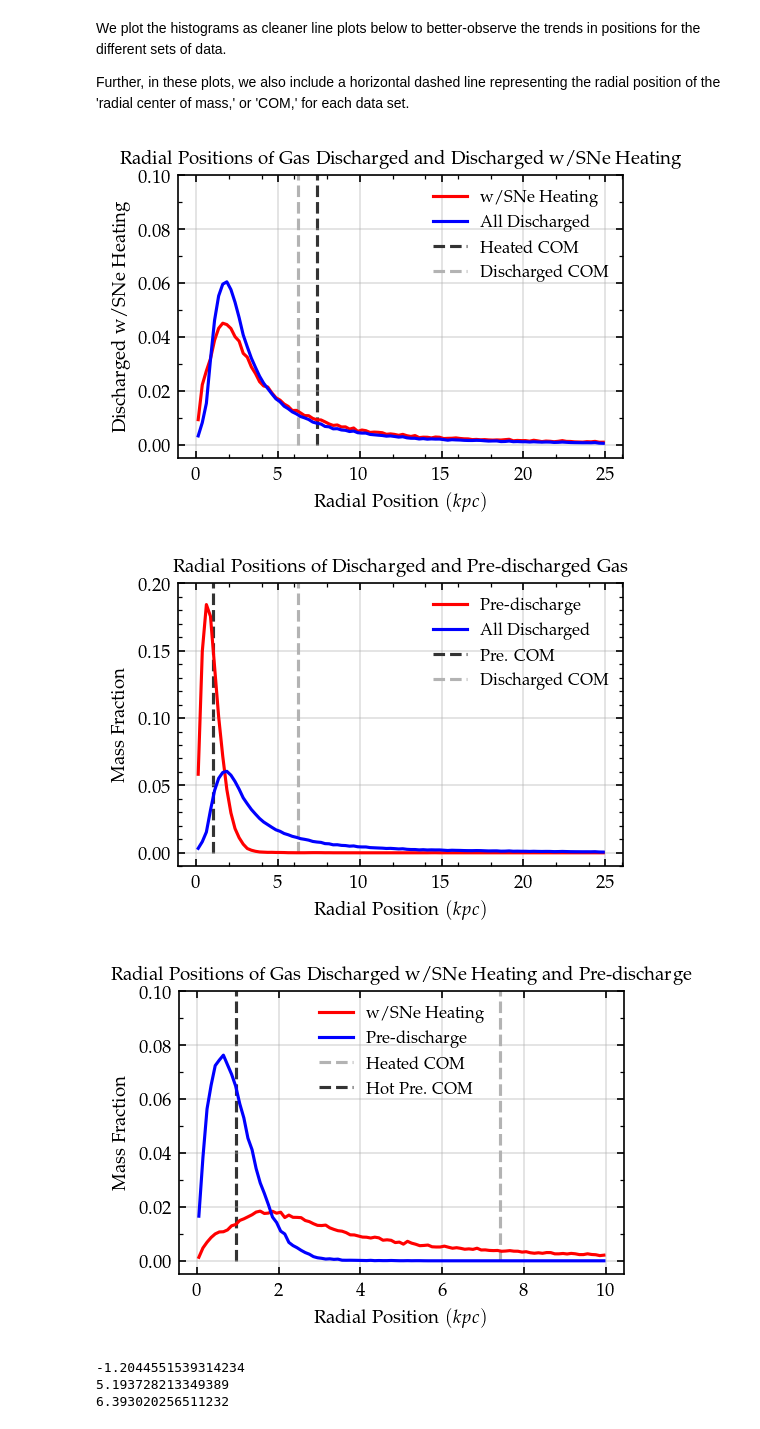
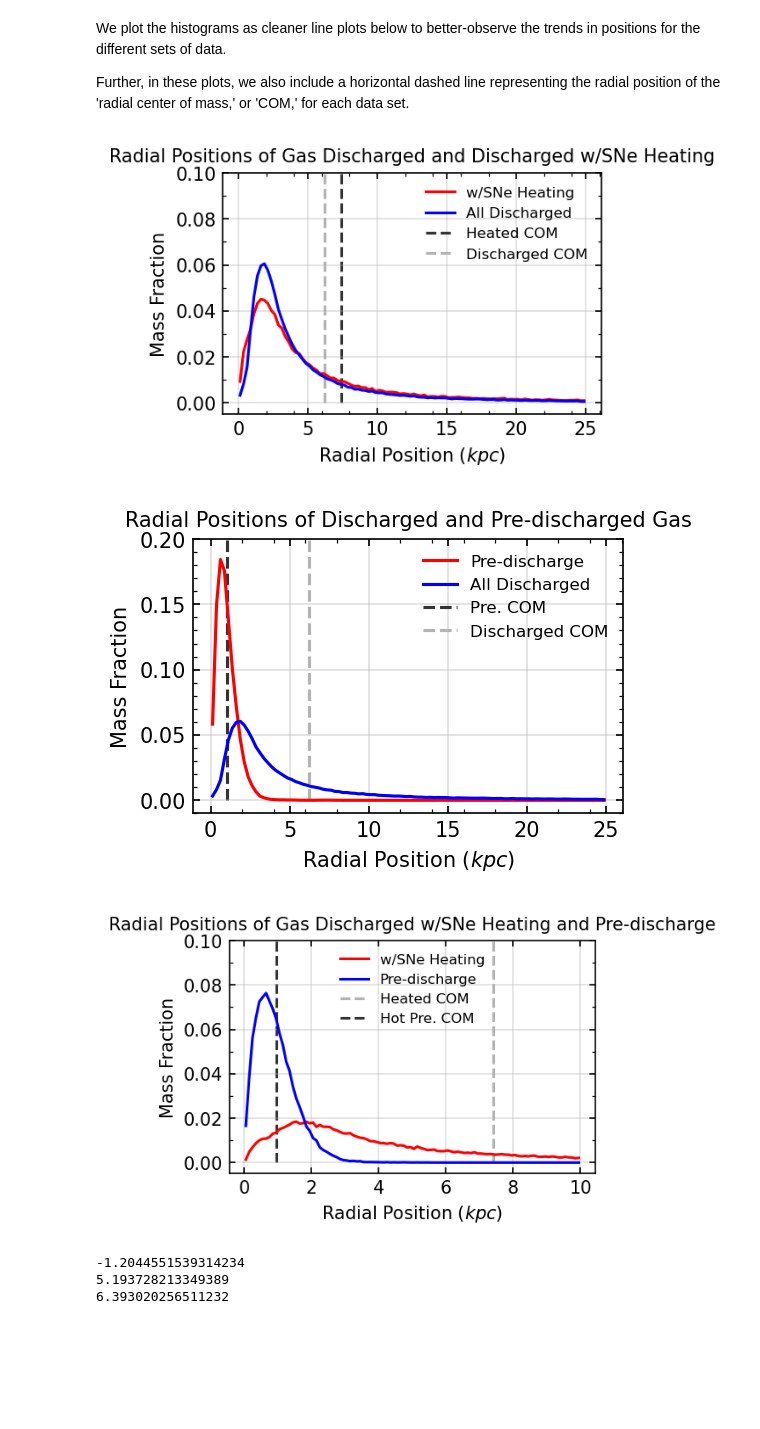
Before and after one commit to leoglonz/Astro_map, a Jupyter notebook: StellarFeedback_p1.ipynb, the cells around one changed output. Saved outputs shown, nothing was run; the diff lists cells and outputs as text; code cells hidden in the pictures; blank space fills up the shorter version.

```diff
--- a/StellarFeedback_p1.ipynb
+++ b/StellarFeedback_p1.ipynb
@@ -53,4 +57,8 @@ mpl.rcParams.update(mpl.rcParamsDefault)
 
 from analysis import *
 from compiler import *
+# %%
+# check to ensure latex works in string labels.
+import matplotlib as mpl
+mpl.rcParams.update(mpl.rcParamsDefault)
 # %%
@@ -209,7 +246,7 @@ ax.legend(frameon=False, fontsize='8')
 
 ax.set_title('Radial Positions of Gas Discharged and Discharged w/SNe Heating', fontsize='medium')
 ax.set_xlabel(r'Radial Position $(kpc)$')
-ax.set_ylabel('Discharged w/SNe Heating')
+ax.set_ylabel('Mass Fraction')
 # ax.set_xlim(0,30)
 ax.set_ylim(-0.005,0.1)
 
@@ -281,36 +318,36 @@ y1, x = np.histogram(preheated_radpos, bins=bins, weights=preheated.weight, rang
 bincenters = 0.5*(x[1:] + x[:-1])
 ax.plot(bincenters, y1, label='Pre-discharge', c='b')
 
 
 # plot mean position of mass.
 com1 = heated_radpos.mean()
 com2 = preheated_radpos.mean()
 ax.plot([com1,com1],[0,0.3],linestyle='--',color='0.7',zorder=-1, label='Heated COM')
 ax.plot([com2,com2],[0,0.3],linestyle='--',color='0.2',zorder=-1, label='Hot Pre. COM')
 
 
 # labels, axis scaling, etc.
 ax.legend(frameon=False, fontsize='8')
 
 ax.set_title('Radial Positions of Gas Discharged w/SNe Heating and Pre-discharge', fontsize='medium')
 ax.set_xlabel(r'Radial Position $(kpc)$')
 ax.set_ylabel('Mass Fraction')
 # ax.set_xlim(0,10)
 ax.set_ylim(-0.005,0.1)
 
 ax.xaxis.set_minor_locator(mpl.ticker.MultipleLocator(2))
 ax.yaxis.set_minor_locator(mpl.ticker.MultipleLocator(0.01))
 
 ax.ticklabel_format(axis="y", style="plain",scilimits=(0,0))
 ax.tick_params(direction='in',which='both',right=True,top=True)
 ax.grid(alpha=0.4, zorder=-1000)
 
 # plt.savefig('plots/theta_allsats_stacked.pdf')
 plt.show()
 # %% [output]
-[figure, old version]
+[figure, new version]
-[figure, old version]
+[figure, new version]
-[figure, old version]
+[figure, new version]
 # %%
 # finding mean positions of mass.
 pre_com = pre_radpos.mean()
```
Also changed, not shown: parts of 11 cells of this notebook, 18 other files.
